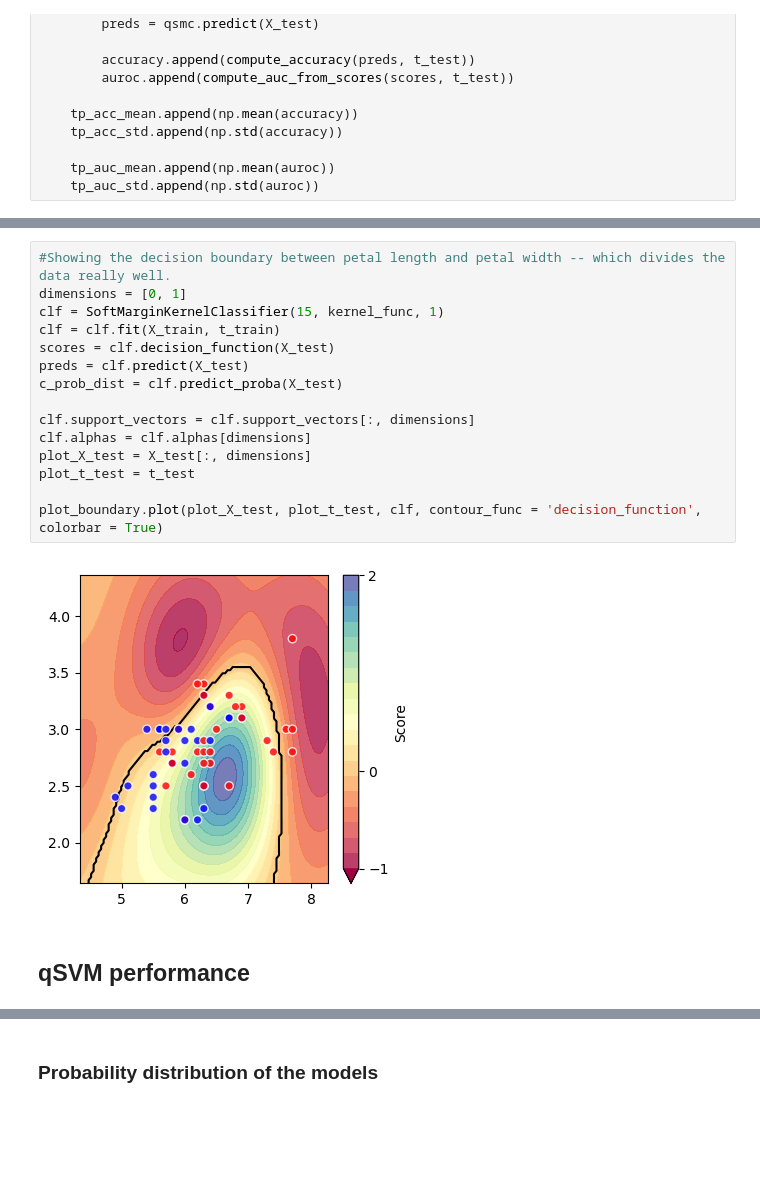
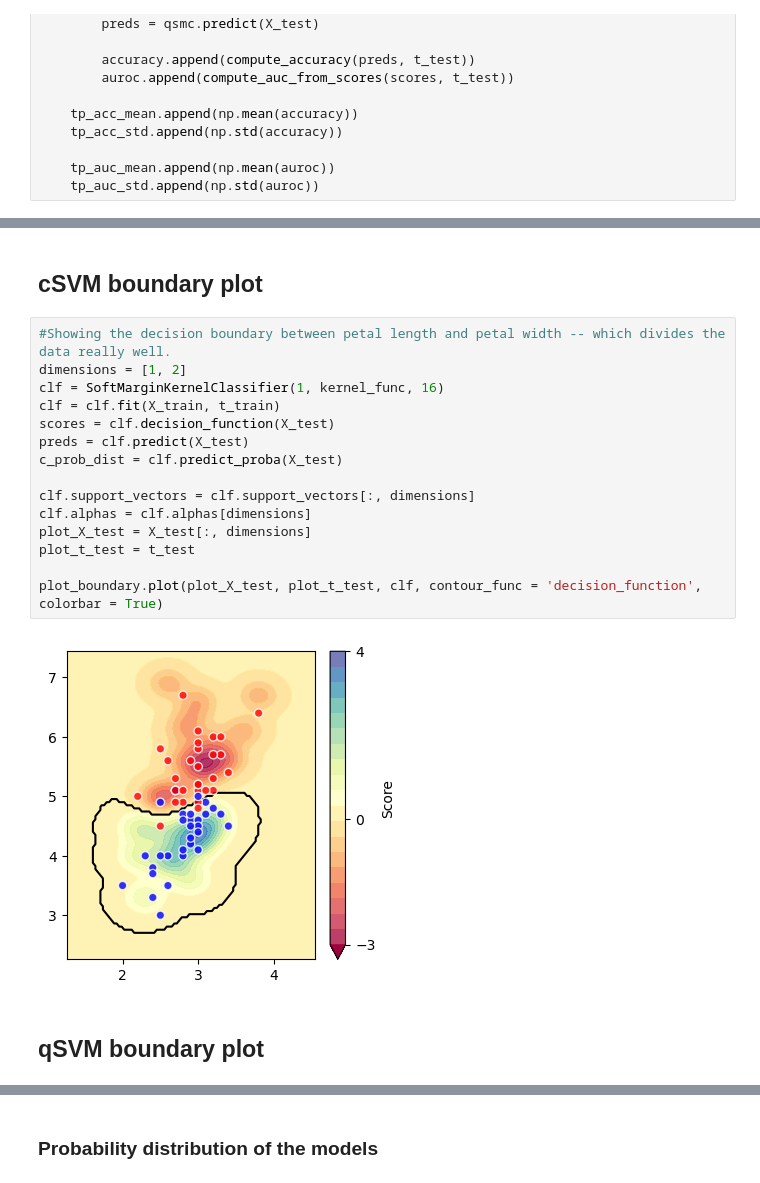
Before and after one commit to Freddo242/ResearchProjectRepo, a Jupyter notebook: Main/versicolor-virginica-analysis.ipynb, the cells around one changed output, grey strips where cells are left out. Cells and saved outputs as stored; diff of their text form; blank space fills up the shorter version.

```diff
--- a/Main/versicolor-virginica-analysis.ipynb
+++ b/Main/versicolor-virginica-analysis.ipynb
@@ -137,21 +213,23 @@ plt.show()
+# %% [markdown]
+## cSVM boundary plot
 # %%
 #Showing the decision boundary between petal length and petal width -- which divides the data really well.
-dimensions = [0, 1]
-clf = SoftMarginKernelClassifier(15, kernel_func, 1)
+dimensions = [1, 2]
+clf = SoftMarginKernelClassifier(1, kernel_func, 16)
 clf = clf.fit(X_train, t_train)
 scores = clf.decision_function(X_test)
 preds = clf.predict(X_test)
 c_prob_dist = clf.predict_proba(X_test)
 
 clf.support_vectors = clf.support_vectors[:, dimensions]
 clf.alphas = clf.alphas[dimensions]
 plot_X_test = X_test[:, dimensions]
 plot_t_test = t_test
 
 plot_boundary.plot(plot_X_test, plot_t_test, clf, contour_func = 'decision_function', colorbar = True)
 # %% [output]
-[figure, old version]
+[figure, new version]
 # %% [markdown]
-## qSVM performance
+## qSVM boundary plot
 # %%
 #Showing the decision boundary between petal length and petal width -- which divides the data really well.
```
Also changed, not shown: parts of 21 cells of this notebook, 8 other files.
